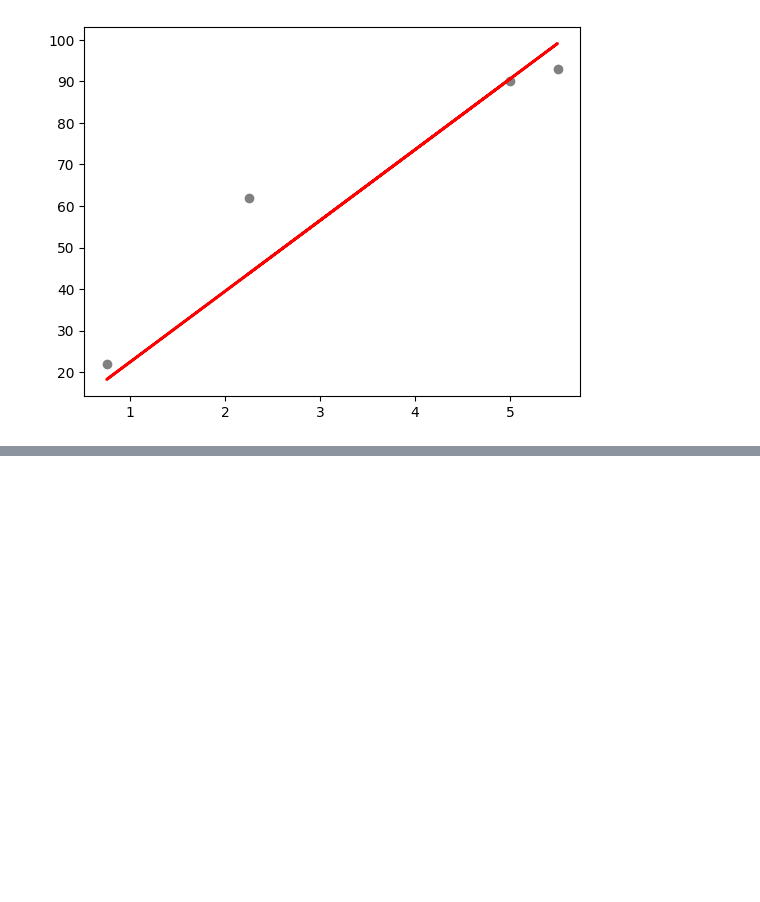
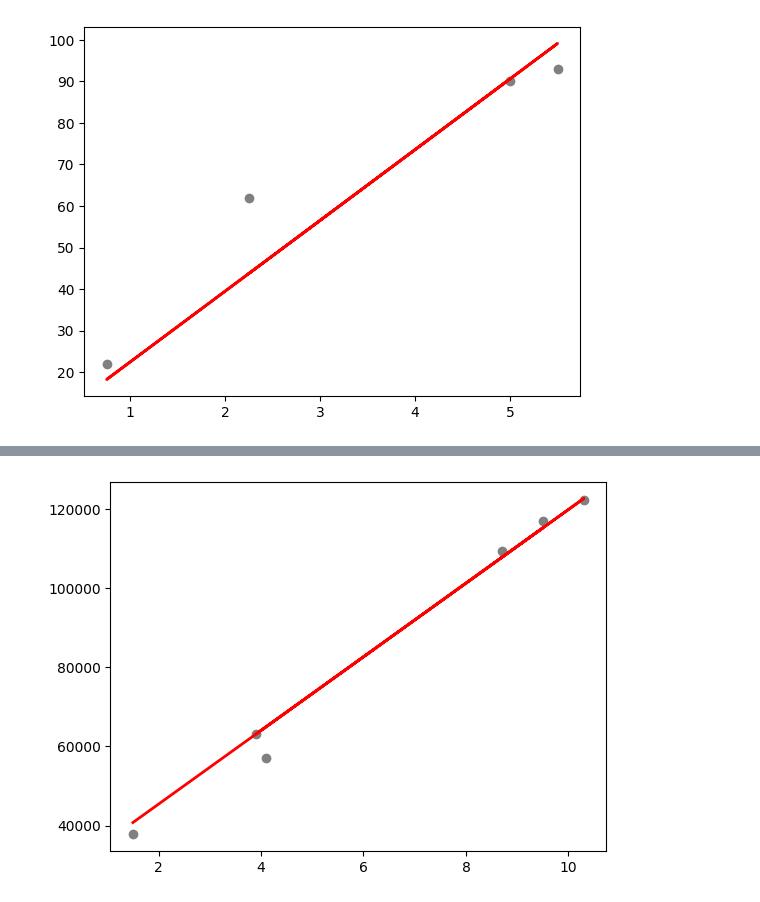
Before and after one commit to zina1t/-, a Jupyter notebook: Искусственный интеллект/Рабочая_тетрадь_4/Griaztsov_V_Workbook4.ipynb, the cells around one changed output, grey strips where cells are left out. Drawn from its saved outputs; the diff is of its cells as text; code cells hidden in the pictures; blank space fills up the shorter version.

```diff
--- a/Искусственный интеллект/Рабочая_тетрадь_4/Griaztsov_V_Workbook4.ipynb
+++ b/Искусственный интеллект/Рабочая_тетрадь_4/Griaztsov_V_Workbook4.ipynb
@@ -429,0 +453,17 @@ plt.show()
+# %%
+df = pd.read_csv("https://raw.githubusercontent.com/AnnaShestova/salary-years-simple-linear-regression/master/Salary_Data.csv")
+print(df.columns)
+print(df.head())
+print(df.describe())
+print(df.shape)
+# %%
+X = df['YearsExperience'].values.reshape(-1, 1)
+y = df['Salary'].values
+X_train, X_test, y_train, y_test = train_test_split(X, y, test_size=0.2, random_state=0)
+regressor = LinearRegression()
+regressor.fit(X_train, y_train)
+y_pred = regressor.predict(X_test)
+df1 = pd.DataFrame({'Actual': y_test, 'Predicted': y_pred.round(0)})
+print(df1)
+print(regressor.intercept_.round(2))
+print(regressor.coef_.round(2))
@@ -429,0 +480,6 @@ plt.show()
+# %%
+plt.scatter(X_test, y_test, color='gray')
+plt.plot(X_test, y_pred, color='red', linewidth=2)
+plt.show()
+# %% [output]
+[figure, added]
```
Also changed, not shown: parts of 30 cells of this notebook, 1 other file.
